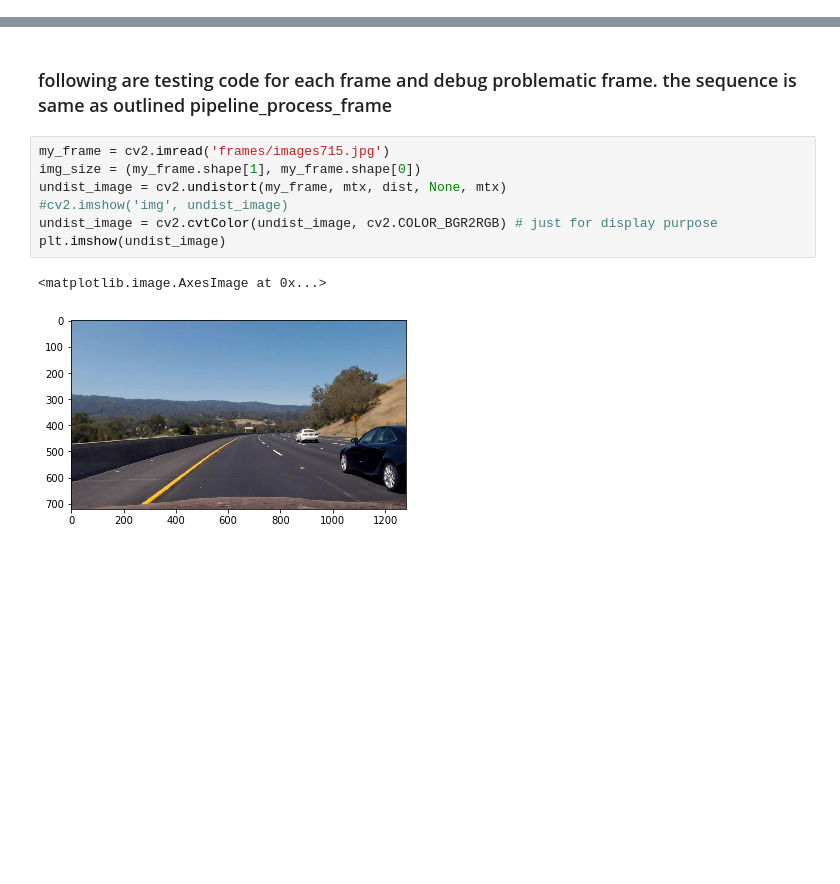
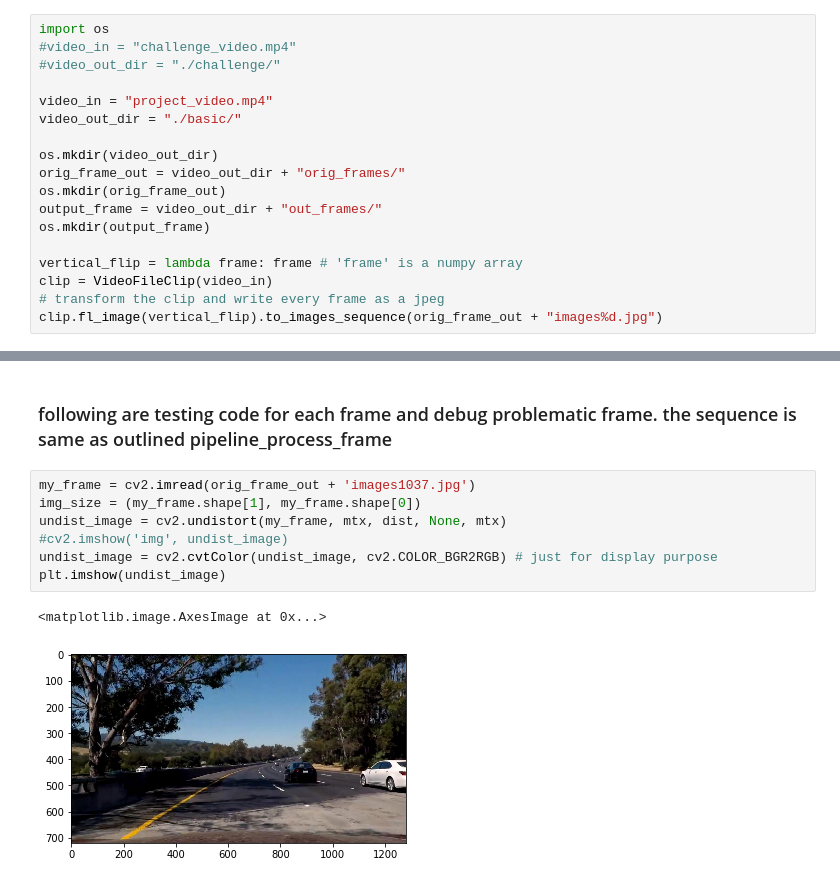
Before and after one commit to aimllifetime/advanced_lane_finding, a Jupyter notebook: advanced_find.ipynb, the cells around one changed output, grey strips where cells are left out. Drawn from its saved outputs; the diff is of its cells as text; blank space fills up the shorter version.

```diff
--- a/advanced_find.ipynb
+++ b/advanced_find.ipynb
@@ -628,0 +677,18 @@ done with processing video frames:1260
+# %%
+import os
+#video_in = "challenge_video.mp4"
+#video_out_dir = "./challenge/"
+
+video_in = "project_video.mp4"
+video_out_dir = "./basic/"
+
+os.mkdir(video_out_dir)
+orig_frame_out = video_out_dir + "orig_frames/"
+os.mkdir(orig_frame_out)
+output_frame = video_out_dir + "out_frames/"
+os.mkdir(output_frame)
+
+vertical_flip = lambda frame: frame # 'frame' is a numpy array
+clip = VideoFileClip(video_in)
+# transform the clip and write every frame as a jpeg
+clip.fl_image(vertical_flip).to_images_sequence(orig_frame_out + "images%d.jpg")
@@ -641,15 +767,15 @@ Creating video p4_advanced_lane_no_smooth.mp4, FPS=30
 # %% [markdown]
 ### following are testing code for each frame and debug problematic frame. the sequence is same as outlined pipeline_process_frame
 # %%
-my_frame = cv2.imread('frames/images715.jpg')
+my_frame = cv2.imread(orig_frame_out + 'images1037.jpg')
 img_size = (my_frame.shape[1], my_frame.shape[0])
 undist_image = cv2.undistort(my_frame, mtx, dist, None, mtx)
 #cv2.imshow('img', undist_image)
 undist_image = cv2.cvtColor(undist_image, cv2.COLOR_BGR2RGB) # just for display purpose
 plt.imshow(undist_image)
 # %% [output]
 <matplotlib.image.AxesImage at 0x...>
-[figure, old version]
+[figure, new version]
 # %%
 sobel_grad = binary_image_pipeline(undist_image, (175, 255), (60, 180))
 plt.imshow(sobel_grad)
```
Also changed, not shown: parts of 16 cells of this notebook, 1 other file.
